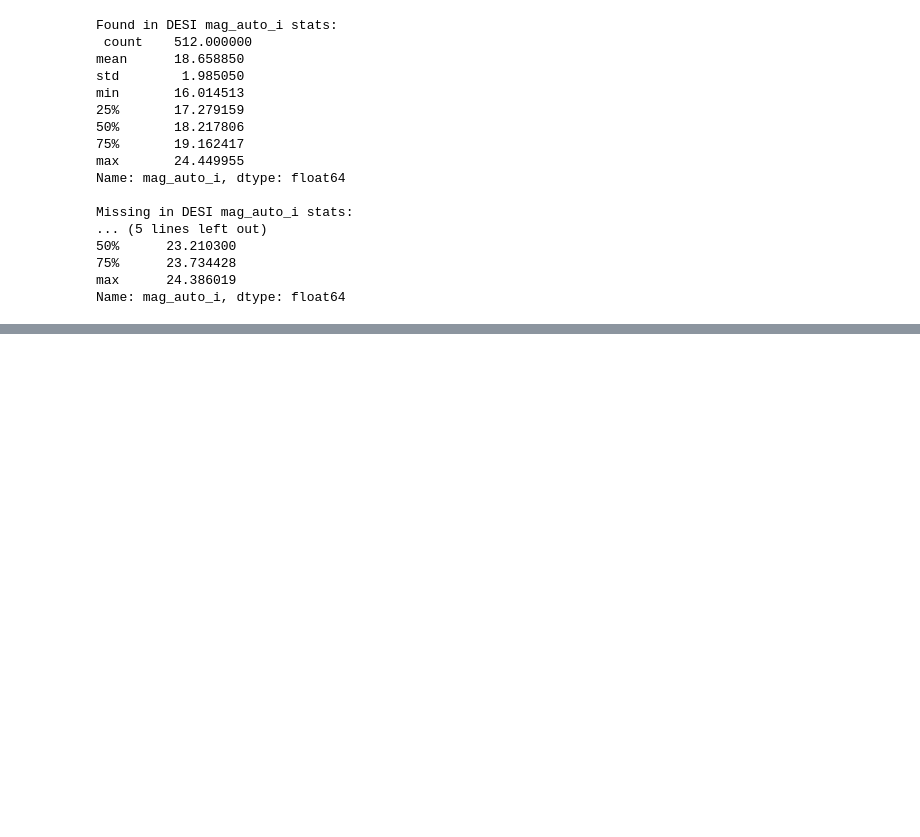
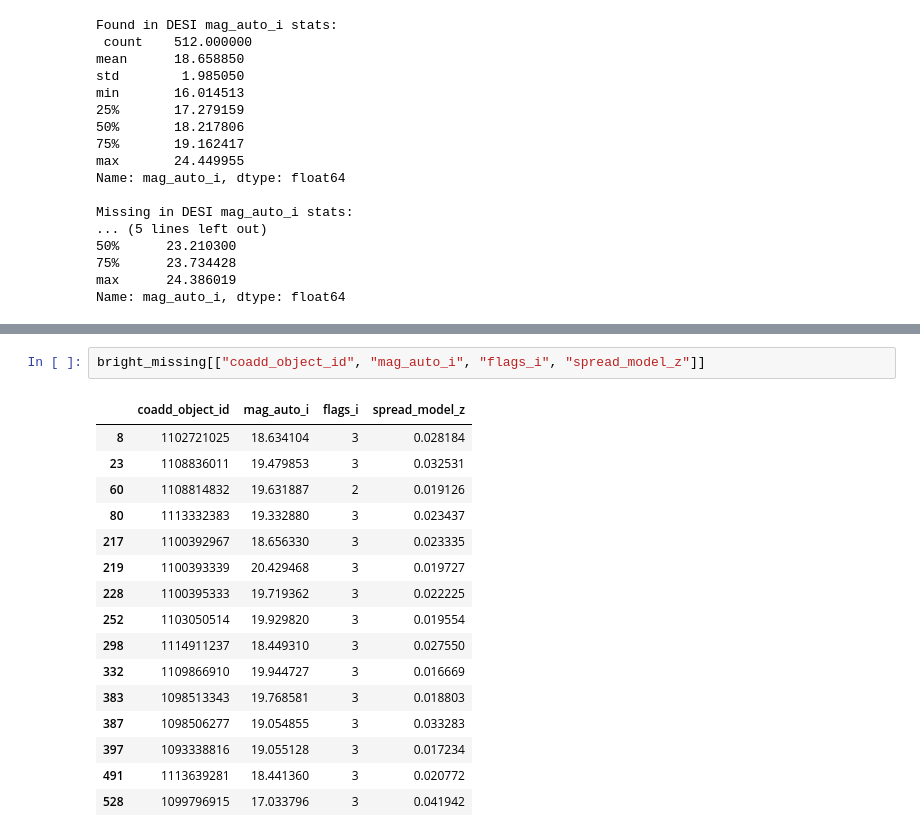
Before and after one commit to saatour/GW170817, a Jupyter notebook: Cross matching with galaxy surveys 06112025.ipynb, the cells around one changed output, grey strips where cells are left out. Drawn from its saved outputs; the diff is of its cells as text; blank space fills up the shorter version.

```diff
--- a/Cross matching with galaxy surveys 06112025.ipynb
+++ b/Cross matching with galaxy surveys 06112025.ipynb
@@ -1511,0 +1565,19 @@ Name: mag_auto_i, dtype: float64
+# %%
+bright_missing[["coadd_object_id", "mag_auto_i", "flags_i", "spread_model_z"]]
+# %% [output]
+|  | coadd_object_id | mag_auto_i | flags_i | spread_model_z |
+| 8 | 1102721025 | 18.634104 | 3 | 0.028184 |
+| 23 | 1108836011 | 19.479853 | 3 | 0.032531 |
+| 60 | 1108814832 | 19.631887 | 2 | 0.019126 |
+| 80 | 1113332383 | 19.332880 | 3 | 0.023437 |
+| 217 | 1100392967 | 18.656330 | 3 | 0.023335 |
+| 219 | 1100393339 | 20.429468 | 3 | 0.019727 |
+| 228 | 1100395333 | 19.719362 | 3 | 0.022225 |
+| 252 | 1103050514 | 19.929820 | 3 | 0.019554 |
+| 298 | 1114911237 | 18.449310 | 3 | 0.027550 |
+| 332 | 1109866910 | 19.944727 | 3 | 0.016669 |
+| 383 | 1098513343 | 19.768581 | 3 | 0.018803 |
+| 387 | 1098506277 | 19.054855 | 3 | 0.033283 |
+| 397 | 1093338816 | 19.055128 | 3 | 0.017234 |
+| 491 | 1113639281 | 18.441360 | 3 | 0.020772 |
+| 528 | 1099796915 | 17.033796 | 3 | 0.041942 |
```
Also changed, not shown: parts of 4 cells of this notebook.
